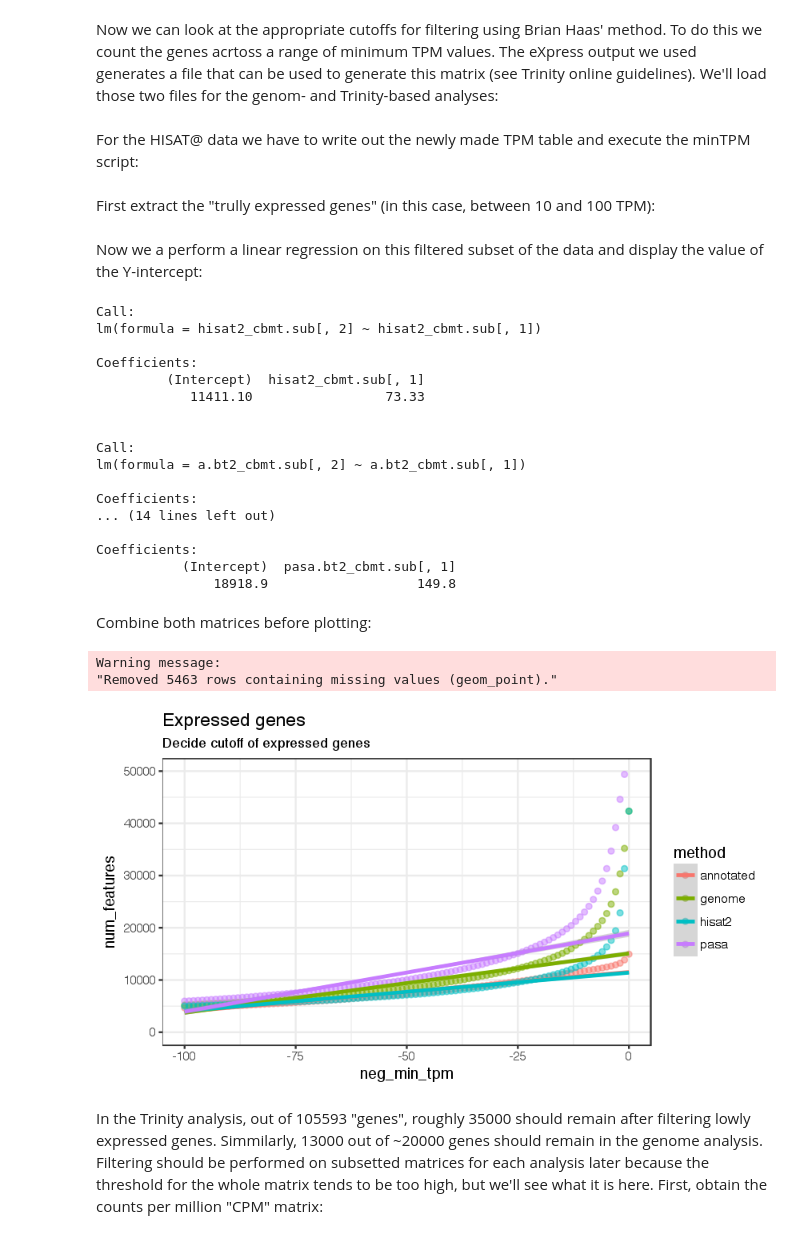
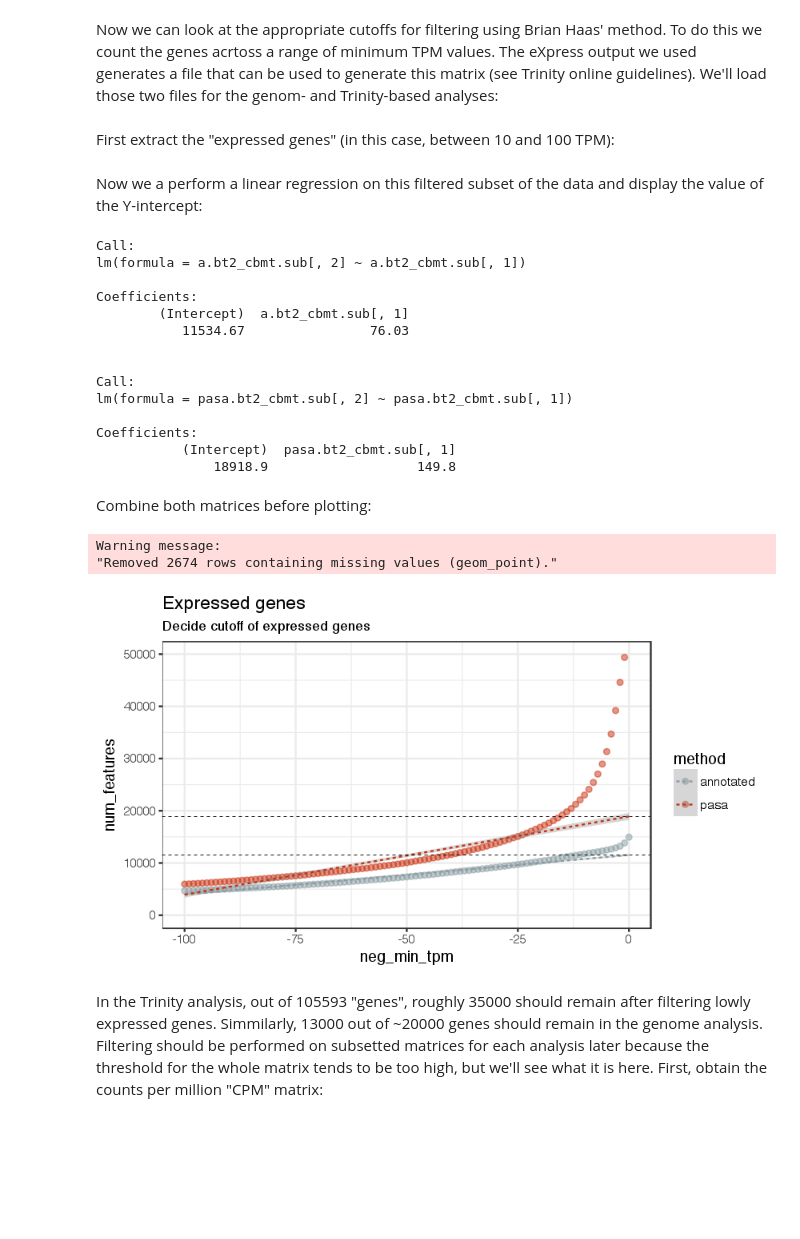
Before and after one commit to YazBraimah/DnovPmRNAseq, a Jupyter notebook: complete_analysis.ipynb, the cells around one changed output. Cells and saved outputs as stored; diff of their text form; code cells hidden in the pictures; blank space fills up the shorter version.

```diff
--- a/complete_analysis.ipynb
+++ b/complete_analysis.ipynb
@@ -110,12 +93,7 @@ tTrinotate.sub.some = unique(subset(tTrinotate.sub.all, select = c("gene_id.y",
 # %% [markdown]
 There are three raw count matrices derived from each of the mapping/abundance steps described above. We'll load each of these:
 # %%
-counts_hisat2 = read.csv("ballgown/gene_counts.csv", sep = ",", header = T, row.names=1, com='', check.names=F)
-
 counts_bt2.fbgn = read.table("Genome/annotated_eXpress/annotated.gene.counts.matrix", header=T, row.names=1, com='', check.names=F)
-
-counts_bt2.mstrg = read.table("Genome/eXpress/genome.gene.counts.matrix", header=T, row.names=1, com='', check.names=F)
-
 counts_bt2.pasa = read.table("Trinity/pasa/eXpress/pasa.gene.counts.matrix", header=T, row.names=1, com='', check.names=F)
 # %% [markdown]
 For each the counts generated by eXpress there're normalized expression matrices in TPM units (we'll have to normalize the counts derived from HISAT2). Load those:
@@ -382,3 +272 @@ g.bt2_cbmt = read.table("Genome/eXpress/genome.gene.TPM.not_cross_norm.counts_by
 pasa.bt2_cbmt = read.table("Trinity/pasa/eXpress/pasa.gene.TPM.not_cross_norm.counts_by_min_TPM", header = T)
-# %% [markdown]
-For the HISAT@ data we have to write out the newly made TPM table and execute the minTPM script:
@@ -390,3 +273,3 @@ system('rm tmpFile.tpm tmpMin.tpm')
 # %% [markdown]
-First extract the "trully expressed genes" (in this case, between 10 and 100 TPM):
+First extract the "expressed genes" (in this case, between 10 and 100 TPM):
 # %%
@@ -397,31 +278,22 @@ pasa.bt2_cbmt.sub = pasa.bt2_cbmt[pasa.bt2_cbmt[,1] > -100 & pasa.bt2_cbmt[,1] <
 # %% [markdown]
 Now we a perform a linear regression on this filtered subset of the data and display the value of the Y-intercept:
 # %%
-hisat2_cbmt.sub_fit = lm(hisat2_cbmt.sub[,2] ~ hisat2_cbmt.sub[,1])
-print(hisat2_cbmt.sub_fit)
-
 a.bt2_cbmt.sub_fit = lm(a.bt2_cbmt.sub[,2] ~ a.bt2_cbmt.sub[,1])
 print(a.bt2_cbmt.sub_fit)
 
-g.bt2_cbmt.sub_fit = lm(g.bt2_cbmt.sub[,2] ~ g.bt2_cbmt.sub[,1])
-print(g.bt2_cbmt.sub_fit)
-
 pasa.bt2_cbmt.sub_fit = lm(pasa.bt2_cbmt.sub[,2] ~ pasa.bt2_cbmt.sub[,1])
 print(pasa.bt2_cbmt.sub_fit)
 # %% [output]
-Call:
-lm(formula = hisat2_cbmt.sub[, 2] ~ hisat2_cbmt.sub[, 1])
-
-Coefficients:
-         (Intercept)  hisat2_cbmt.sub[, 1]
-            11411.10                 73.33
-
-
 Call:
 lm(formula = a.bt2_cbmt.sub[, 2] ~ a.bt2_cbmt.sub[, 1])
 
 Coefficients:
-... (14 lines left out)
+        (Intercept)  a.bt2_cbmt.sub[, 1]
+           11534.67                76.03
+
+
+Call:
+lm(formula = pasa.bt2_cbmt.sub[, 2] ~ pasa.bt2_cbmt.sub[, 1])
 
 Coefficients:
            (Intercept)  pasa.bt2_cbmt.sub[, 1]
@@ -430,31 +302,28 @@ Coefficients:
 Combine both matrices before plotting:
 # %%
 a.bt2_cbmt.sub$method = "annotated"
-g.bt2_cbmt.sub$method = "genome"
 pasa.bt2_cbmt.sub$method = "pasa"
-hisat2_cbmt.sub$method = "hisat2"
-cbmtSub = rbind(a.bt2_cbmt.sub,g.bt2_cbmt.sub,pasa.bt2_cbmt.sub,hisat2_cbmt.sub)
+cbmtSub = rbind(a.bt2_cbmt.sub,pasa.bt2_cbmt.sub)
 
 a.bt2_cbmt$method = "annotated"
-g.bt2_cbmt$method = "genome"
 pasa.bt2_cbmt$method = "pasa"
-hisat2_cbmt$method = "hisat2"
-cbmtMatrix = rbind(a.bt2_cbmt,g.bt2_cbmt,pasa.bt2_cbmt,hisat2_cbmt)
+cbmtMatrix = rbind(a.bt2_cbmt,pasa.bt2_cbmt)
 
 options(repr.plot.width = 7, repr.plot.height = 4)
 ggplot(cbmtMatrix, aes(neg_min_tpm, num_features, colour = method)) +
     geom_point(alpha = 0.5) +
     scale_x_continuous(limits=c(-100,0)) +
     scale_y_continuous(limits=c(0,50000)) +
-    geom_smooth(data=cbmtSub, method = "lm",fullrange=TRUE, size = 1) +
-#     geom_hline(yintercept = 35028.1, colour = "green", linestyle = "dashed") +
-#     geom_hline(yintercept = 13173.37, colour = "orange") +
+    geom_smooth(data=cbmtSub, method = "lm",fullrange=TRUE, size = 0.5, linetype = "dashed") +
+    geom_hline(yintercept = 18918.9, linetype = "dashed", size = 0.2) +
+    geom_hline(yintercept = 11534.67, linetype = "dashed", size = 0.2) +
     ggtitle("Expressed genes", subtitle = "Decide cutoff of expressed genes") +
+    scale_colour_manual(values = wes_palette("Royal1")) +
     theme_bw()
 # %% [output]
 Warning message:
-"Removed 5463 rows containing missing values (geom_point)."
+"Removed 2674 rows containing missing values (geom_point)."
-[figure, old version]
+[figure, new version]
 # %% [markdown]
 In the Trinity analysis, out of 105593 "genes", roughly 35000 should remain after filtering lowly expressed genes. Simmilarly, 13000 out of ~20000 genes should remain in the genome analysis. Filtering should be performed on subsetted matrices for each analysis later because the threshold for the whole matrix tends to be too high, but we'll see what it is here. First, obtain the counts per million "CPM" matrix:
 # %%
```
Also changed, not shown: parts of 354 cells of this notebook.
